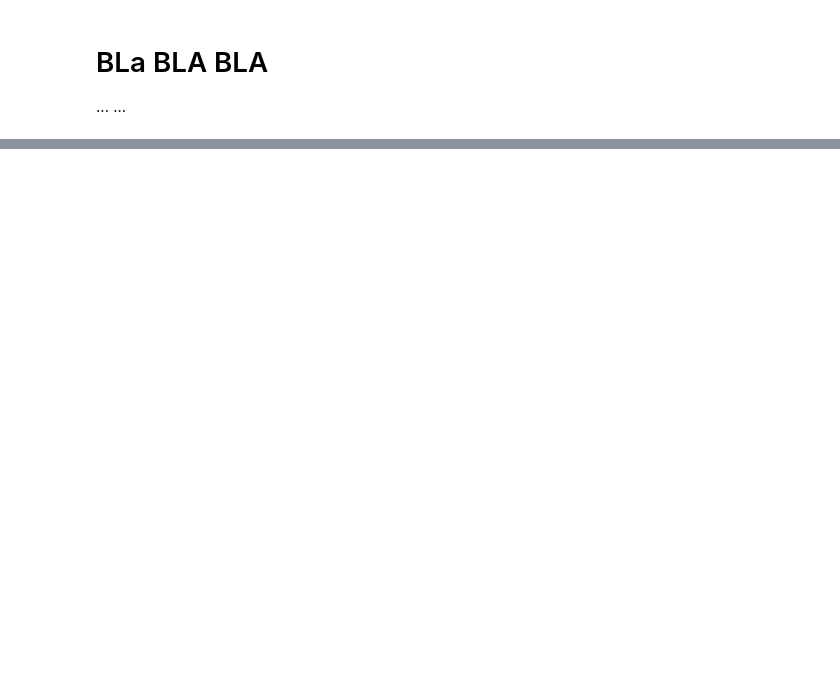
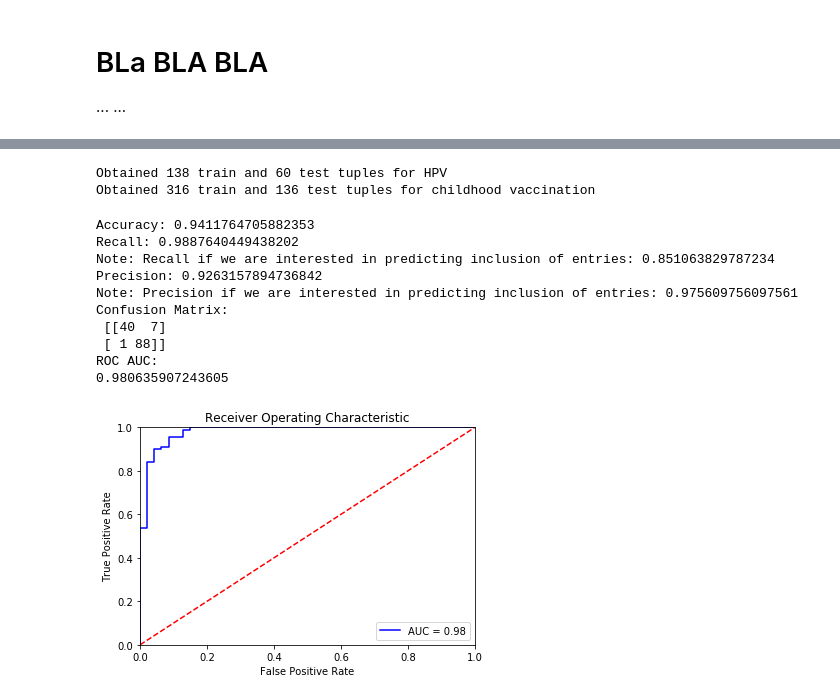
Before and after one commit to corinemeppelink/vaccmisinfo, a Jupyter notebook: article.ipynb, the cells around one changed output, grey strips where cells are left out. Saved outputs shown, nothing was run; the diff lists cells and outputs as text; code cells hidden in the pictures; blank space fills up the shorter version.

```diff
--- a/article.ipynb
+++ b/article.ipynb
@@ -26,2 +28,0 @@ import matplotlib.pyplot as plt
-# %%
-df = pd.read_csv('childhood.csv', delimiter=';', encoding='iso-8859-1')
@@ -50,0 +55,64 @@ pd.read_csv('hpv.csv')
+# %%
+hpv_train, hpv_test = get_traintest(hpv)
+print("Obtained {} train and {} test tuples for HPV".format(len(hpv_train), len(hpv_test)))
+
+childhood_train, childhood_test = get_traintest(childhood)
+print("Obtained {} train and {} test tuples for childhood vaccination".format(len(childhood_train), len(childhood_test)))
+# %% [output]
+Obtained 138 train and 60 test tuples for HPV
+Obtained 316 train and 136 test tuples for childhood vaccination
+# %%
+def ml(train, test):
+    myvec = TfidfVectorizer()
+    train_features = myvec.fit_transform([e[0] for e in train])
+    test_features = myvec.transform([e[0] for e in test])
+    model  = LogisticRegression()
+    model.fit(train_features, [e[1] for e in train])
+    predictions = model.predict(test_features)
+    predicted_probabilities = model.predict_proba(test_features)
+    return predictions, predicted_probabilities
+# %%
+def performance(predictions, actual_scores):
+    accuracy=metrics.accuracy_score(actual_scores,predictions,normalize=True)
+    recall=metrics.recall_score(actual_scores,predictions,pos_label=1,labels=['0','1'])
+    recall_incl=metrics.recall_score(actual_scores,predictions,pos_label=0,labels=['0','1'])
+    precision=metrics.precision_score(actual_scores,predictions,pos_label=1,labels=['0','1'])
+    precision_incl=metrics.precision_score(actual_scores,predictions,pos_label=0,labels=['1','0'])
+    confusionmatrix=metrics.confusion_matrix(actual_scores,predictions)
+    print('Accuracy:',accuracy,
+          '\nRecall:',recall,
+          '\nNote: Recall if we are interested in predicting inclusion of entries:',recall_incl,
+          '\nPrecision:',precision,
+          '\nNote: Precision if we are interested in predicting inclusion of entries:',precision_incl,
+          '\nConfusion Matrix:','\n',confusionmatrix)
+# %%
+def roc_curve(predicted_probabilities, actual_scores):
+    fpr, tpr, thresholds = metrics.roc_curve(actual_scores, predicted_probabilities[:,1],pos_label=1)
+    roc_auc = metrics.auc(fpr, tpr)
+    print("ROC AUC:\n{}".format(roc_auc))
+    #%%
+    plt.title('Receiver Operating Characteristic')
+    plt.plot(fpr, tpr, 'b', label = 'AUC = %0.2f' % roc_auc)
+    plt.legend(loc = 'lower right')
+    plt.plot([0, 1], [0, 1],'r--')
+    plt.xlim([0, 1])
+    plt.ylim([0, 1])
+    plt.ylabel('True Positive Rate')
+    plt.xlabel('False Positive Rate')
+    plt.show()
+# %%
+predictions, probabilities = ml(childhood_train, childhood_test)
+performance(predictions, [e[1] for e in childhood_test])
+roc_curve(probabilities, [e[1] for e in childhood_test])
+# %% [output]
+Accuracy: 0.9411764705882353
+Recall: 0.9887640449438202
+Note: Recall if we are interested in predicting inclusion of entries: 0.851063829787234
+Precision: 0.9263157894736842
+Note: Precision if we are interested in predicting inclusion of entries: 0.975609756097561
+Confusion Matrix:
+ [[40  7]
+ [ 1 88]]
+ROC AUC:
+0.980635907243605
+[figure, added]
```
Also changed, not shown: parts of 11 cells of this notebook.
